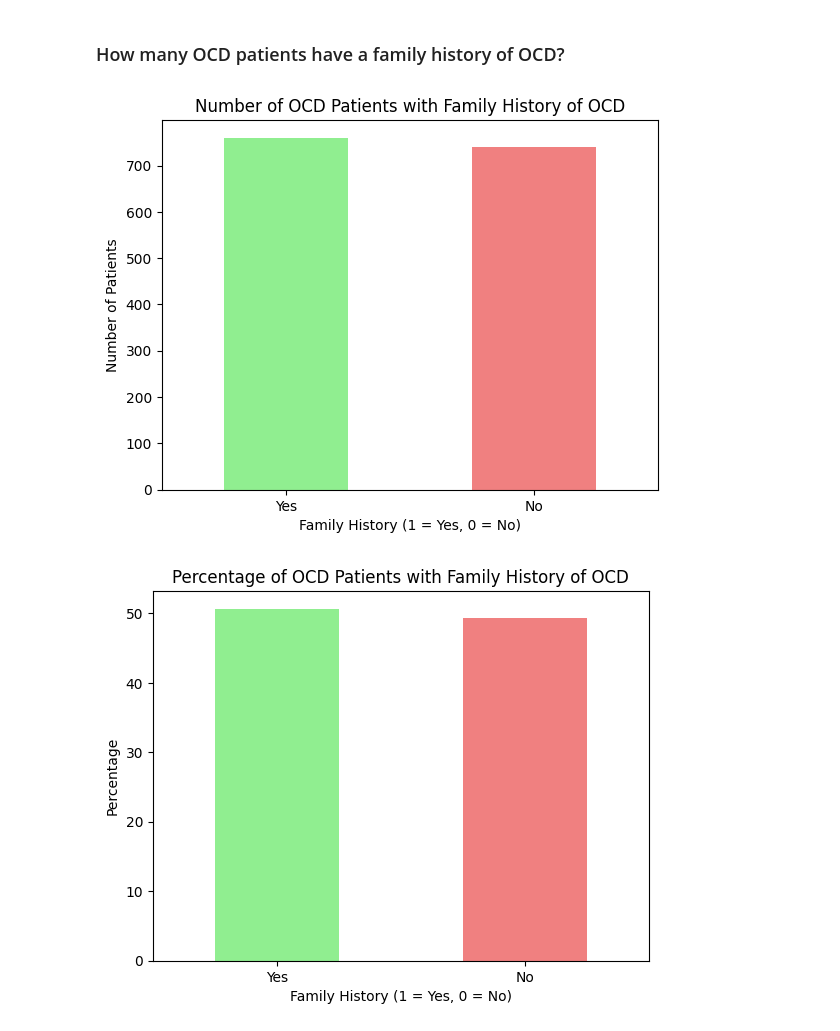
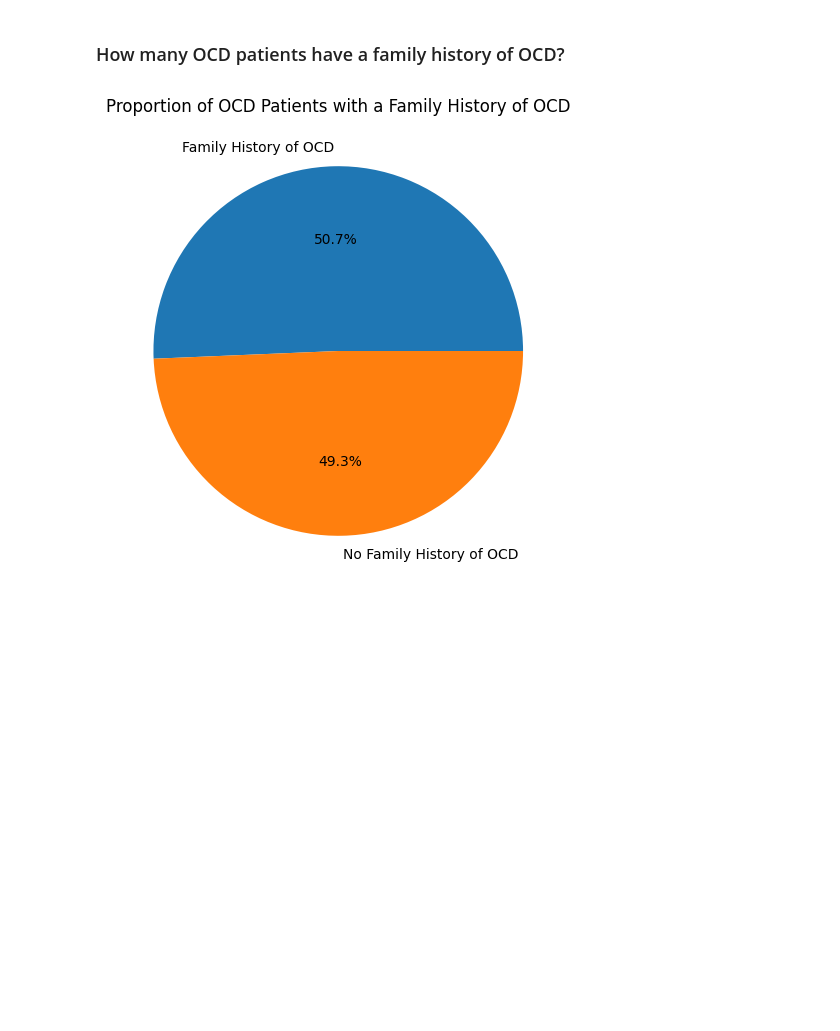
Before and after one commit to aalexakos/Depression-Detection, a Jupyter notebook: Depression_detection_project.ipynb, the cells around one changed output. Cells and saved outputs as stored; diff of their text form; code cells hidden in the pictures; blank space fills up the shorter version.

```diff
--- a/Depression_detection_project.ipynb
+++ b/Depression_detection_project.ipynb
@@ -118,25 +211,14 @@ plt.show()
 # %% [markdown]
 ### How many OCD patients have a family history of OCD?
-# %%
-# Contar cuántos pacientes tienen historial familiar de OCD
-family_history_counts = df['Family History of OCD'].value_counts()
-
-# Gráfico de barras para el historial familiar de OCD
-family_history_counts.plot(kind='bar', color=['lightgreen', 'lightcoral'])
-plt.title('Number of OCD Patients with Family History of OCD')
-plt.xlabel('Family History (1 = Yes, 0 = No)')
-plt.ylabel('Number of Patients')
-plt.xticks([0, 1], ['Yes', 'No'], rotation=0)
-plt.show()
-
-# Para porcentaje
-family_history_percent = family_history_counts / family_history_counts.sum() * 100
-family_history_percent.plot(kind='bar', color=['lightgreen', 'lightcoral'])
-plt.title('Percentage of OCD Patients with Family History of OCD')
-plt.xlabel('Family History (1 = Yes, 0 = No)')
-plt.ylabel('Percentage')
-plt.xticks([0, 1], ['Yes', 'No'], rotation=0)
-plt.show()
-# %% [output]
-[figure, removed]
-[figure, removed]
+# %%
+# Code
+#Calculate the proportion of patients with and without a family history of OCD
+family_history_proportions = [df['Family History of OCD'].value_counts()[1], df['Family History of OCD'].value_counts()[0]]
+
+# graphic
+plt.figure(figsize=(8, 6))
+plt.pie(family_history_proportions, labels=['Family History of OCD', 'No Family History of OCD'], autopct='%1.1f%%')
+plt.title('Proportion of OCD Patients with a Family History of OCD')
+plt.show()
+# %% [output]
+[figure, added]
```
Also changed, not shown: parts of 9 cells of this notebook.
